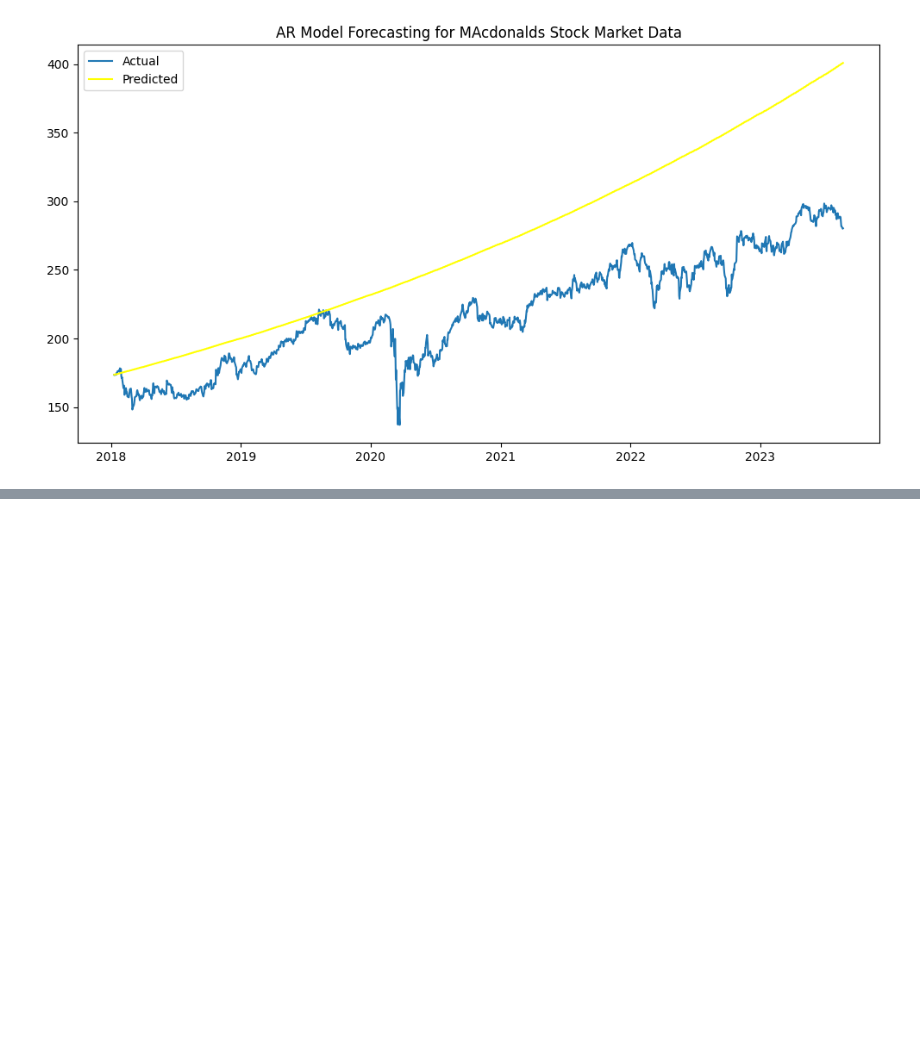
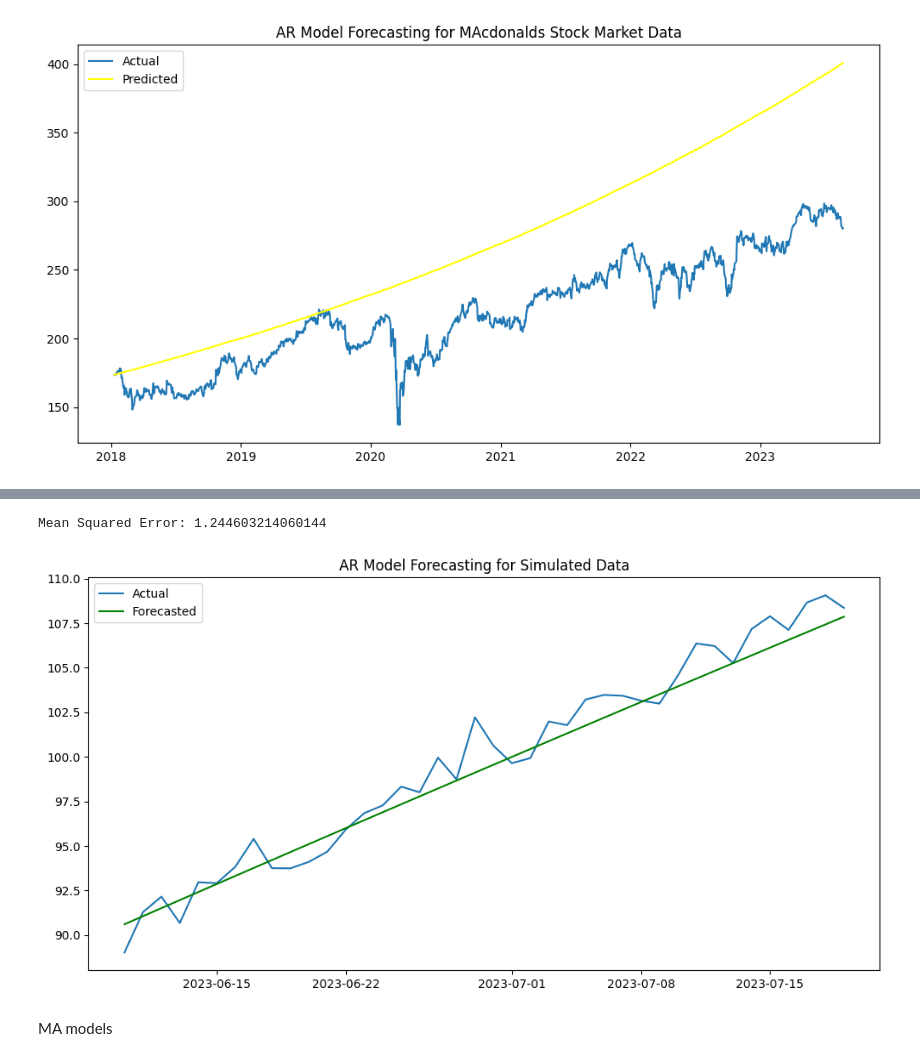
Before and after one commit to 21-ri/pro, a Jupyter notebook: Untitled-1.ipynb, the cells around one changed output, grey strips where cells are left out. Drawn from its saved outputs; the diff is of its cells as text; code cells hidden in the pictures; blank space fills up the shorter version.

Commit message:
Add files via upload
I performed AR model , ARIMA Model , MA model , LSTM model

```diff
--- a/Untitled-1.ipynb
+++ b/Untitled-1.ipynb
@@ -657,0 +693,5 @@ Mean Squared Error for df1: 5907.5039671767645
+# %%
+simulated_df = pd.DataFrame({'Date': pd.date_range(start='2023-01-01', periods=n), 'Value': simulated_data})
+# %%
+train_size = int(len(simulated_df) * 0.8)
+train_df, test_df= simulated_df[:train_size], simulated_df[train_size:]
@@ -657,0 +749,4 @@ Mean Squared Error for df1: 5907.5039671767645
+# %%
+lag = 1
+ar_model = AutoReg(train_df['Value'], lags=lag)
+ar_result = ar_model.fit()
@@ -657,0 +755,3 @@ Mean Squared Error for df1: 5907.5039671767645
+# %%
+forecast_steps = len(test_df)
+forecast = ar_result.predict(start=len(train_df), end=len(train_df) + forecast_steps - 1)
@@ -657,0 +779,16 @@ Mean Squared Error for df1: 5907.5039671767645
+# %%
+mse = mean_squared_error(test_df['Value'], forecast)
+print('Mean Squared Error:', mse)
+# %% [output]
+Mean Squared Error: 1.244603214060144
+# %%
+plt.figure(figsize=(12, 6))
+plt.plot(test_df['Date'], test_df['Value'], label='Actual')
+plt.plot(test_df['Date'], forecast, color='green', label='Forecasted')
+plt.legend()
+plt.title('AR Model Forecasting for Simulated Data')
+plt.show()
+# %% [output]
+[figure, added]
+# %% [markdown]
+MA models
```
Also changed, not shown: parts of 66 cells of this notebook.
